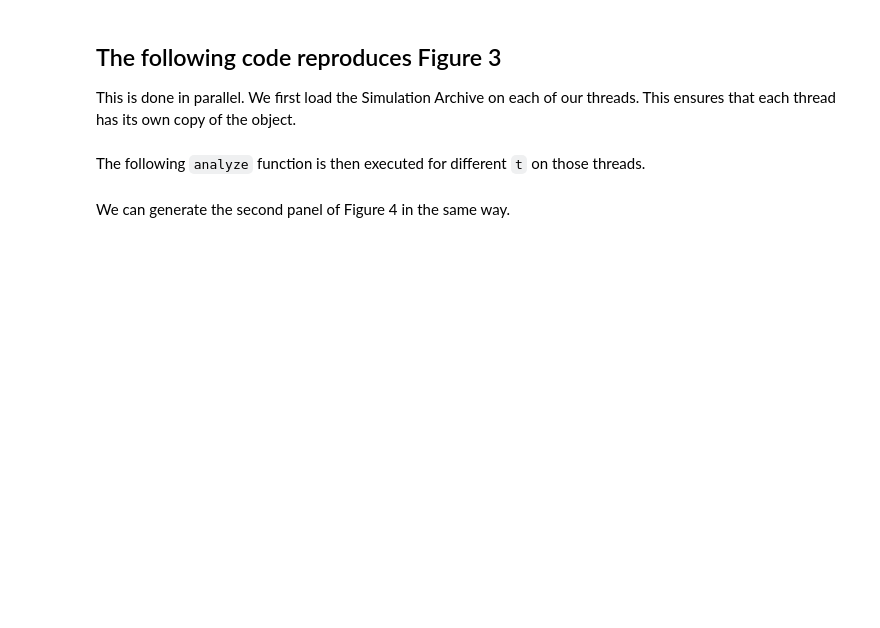
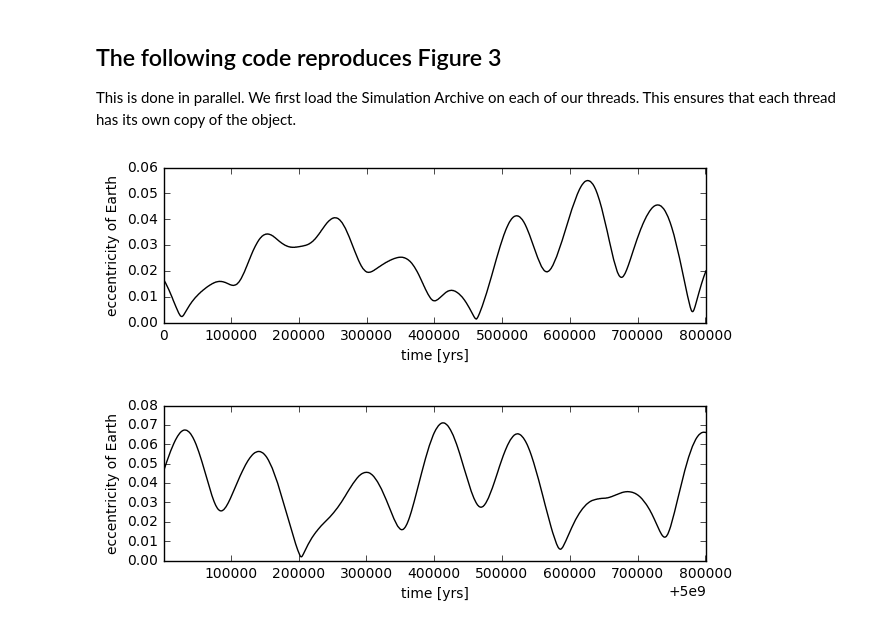
Before and after one commit to hannorein/reproducibility-paper, a Jupyter notebook: Figures1-3.ipynb, the cells around one changed output. Drawn from its saved outputs; the diff is of its cells as text; code cells hidden in the pictures; blank space fills up the shorter version.

```diff
--- a/Figures1-3.ipynb
+++ b/Figures1-3.ipynb
@@ -121,31 +123,42 @@ plt.savefig("f_eccentricity.pdf", format='pdf', bbox_inches='tight', pad_inches=
 # %% [markdown]
 ## The following code reproduces Figure 3
 This is done in parallel. We first load the Simulation Archive on each of our threads. This ensures that each thread has its own copy of the object.
-# %%
-from multiprocessing import Pool
-def thread_init(*rest):
-    global sat
-    cgr = cdll.LoadLibrary("gr_force.so")
-    gr_force = cgr.gr_force
-    def setup(sim):
-        sim.additional_forces=gr_force
-    sat = rebound.SimulationArchive("restart_0013.bin",setup=setup)
-pool = Pool()#initializer=thread_init)
-# %% [markdown]
-The following `analyze` function is then executed for different `t` on those threads.
-# %%
-def analyze(t):
-    sim = sat.getSimulation(t,mode="close")
-    return [sim.t/2/np.pi,sim.particles[3].e]
 # %%
+from multiprocessing import Pool
+def thread_init(*rest):
+    import rebound
+    global sat2
+    with warnings.catch_warnings():
+        warnings.simplefilter("ignore")
+        sat2 = rebound.SimulationArchive("restart_0013.bin",setup=setup)
+def analyze(t):
+    sim = sat2.getSimulation(t,mode="close")
+    return [sim.t/2/np.pi,sim.particles[3].e]
+pool = Pool(initializer=thread_init)
+
+# First panel
 times = np.linspace(0.1, 801e3*2.*np.pi, 1000)
 res = np.array(pool.map(analyze,times))
 fig = plt.figure(figsize=(7, 2))
 ax = plt.subplot(111)
 ax.set_xlim([0,res[-1][0]])
 ax.set_xlabel("time [yrs]")
 ax.set_ylabel("eccentricity of Earth")
 ax.plot(res[:,0], res[:,1], color="black");
 plt.savefig("f_eccentricity_earth.pdf", format='pdf', bbox_inches='tight', pad_inches=0)
+
+# Second panel
+times = np.linspace(5e9*2*np.pi+0., 5e9*2*np.pi+801e3*2.*np.pi, 1000)
+res = np.array(pool.map(analyze,times))
+fig = plt.figure(figsize=(7, 2))
+ax = plt.subplot(111)
+ax.set_xlim([res[1][0],res[-1][0]])
+ax.set_xlabel("time [yrs]")
+ax.set_ylabel("eccentricity of Earth")
+ax.plot(res[:,0], res[:,1], color="black");
+plt.savefig("f_eccentricity_earth5.pdf", format='pdf', bbox_inches='tight', pad_inches=0)
+
+pool.close()
+# %% [output]
+[figure, added]
+[figure, added]
-# %% [markdown]
-We can generate the second panel of Figure 4 in the same way.
```
Also changed, not shown: parts of 4 cells of this notebook, 1 other file.
